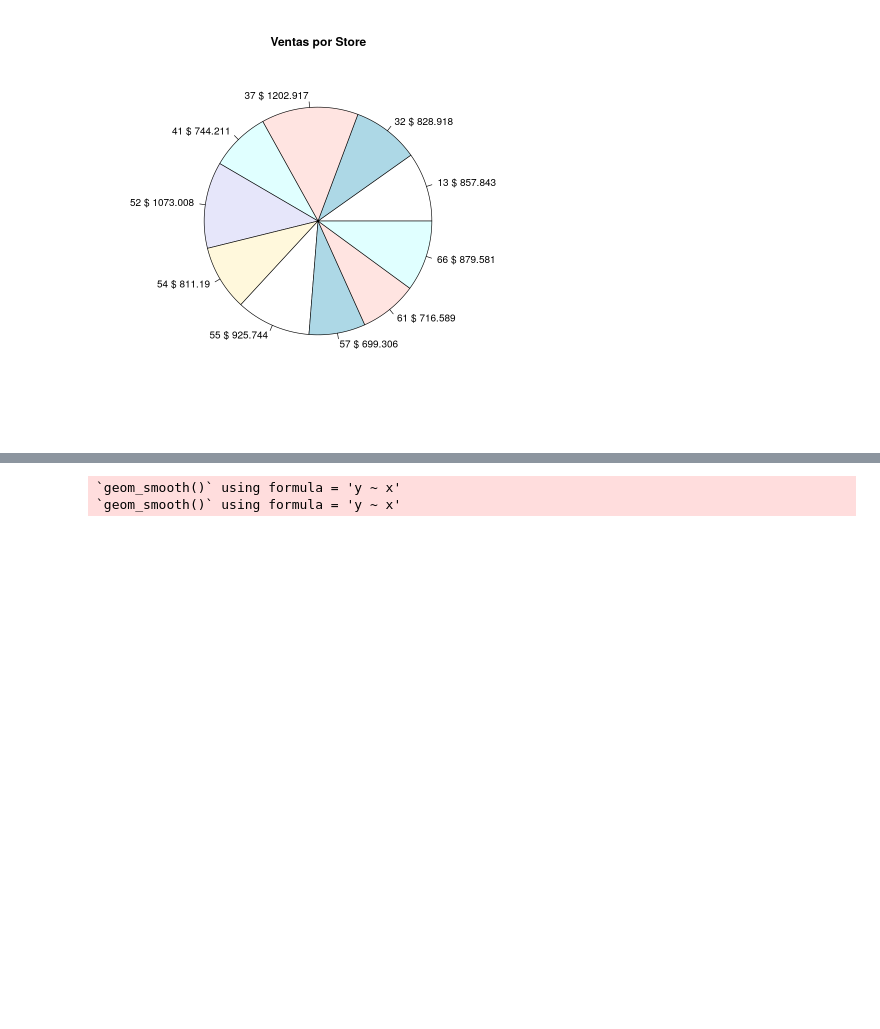
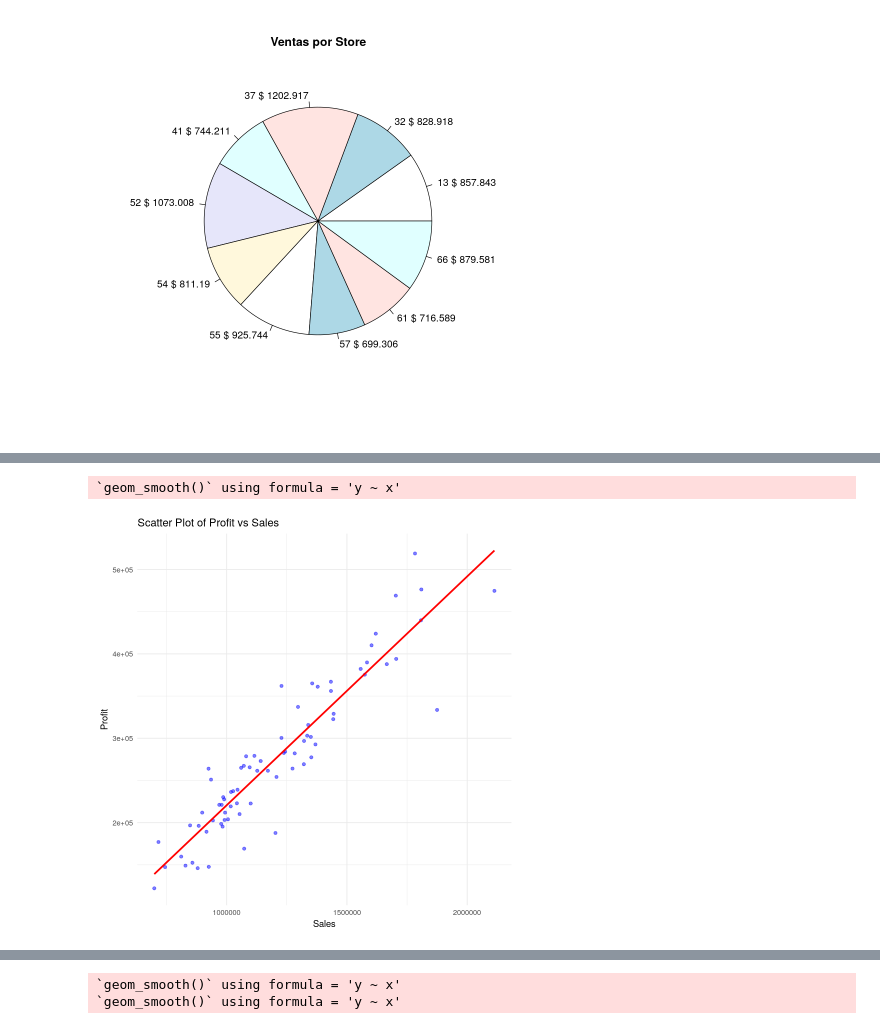
Before and after one commit to gdelgador/devcontainers-rstudio, a Jupyter notebook: explore-data/data_exploration.ipynb, the cells around one changed output, grey strips where cells are left out. Saved outputs shown, nothing was run; the diff lists cells and outputs as text; code cells hidden in the pictures; blank space fills up the shorter version.

```diff
--- a/explore-data/data_exploration.ipynb
+++ b/explore-data/data_exploration.ipynb
@@ -182,0 +231,19 @@ pie(sales_by_store$total_sales, labels = paste(sales_by_store$store, "$", sales_
+# %%
+library(ggplot2)
+
+# Definir la función para crear el gráfico de correlación
+create_scatter_plot <- function(data, x, y) {
+  ggplot(data, aes_string(x = x, y = y)) +
+    geom_point(color = "blue", alpha = 0.5) +  # Puntos en el gráfico
+    geom_smooth(method = "lm", color = "red", se = FALSE) +  # Línea de tendencia
+    labs(title = paste("Scatter Plot of", y, "vs", x),
+         x = x,
+         y = y) +
+    theme_minimal()  # Tema minimalista
+}
+
+# Usar la función para crear un gráfico de Profit vs Sales
+create_scatter_plot(data, "Sales", "Profit")
+# %% [output]
+`geom_smooth()` using formula = 'y ~ x'
+[figure, added]
```
Also changed, not shown: parts of 31 cells of this notebook.
